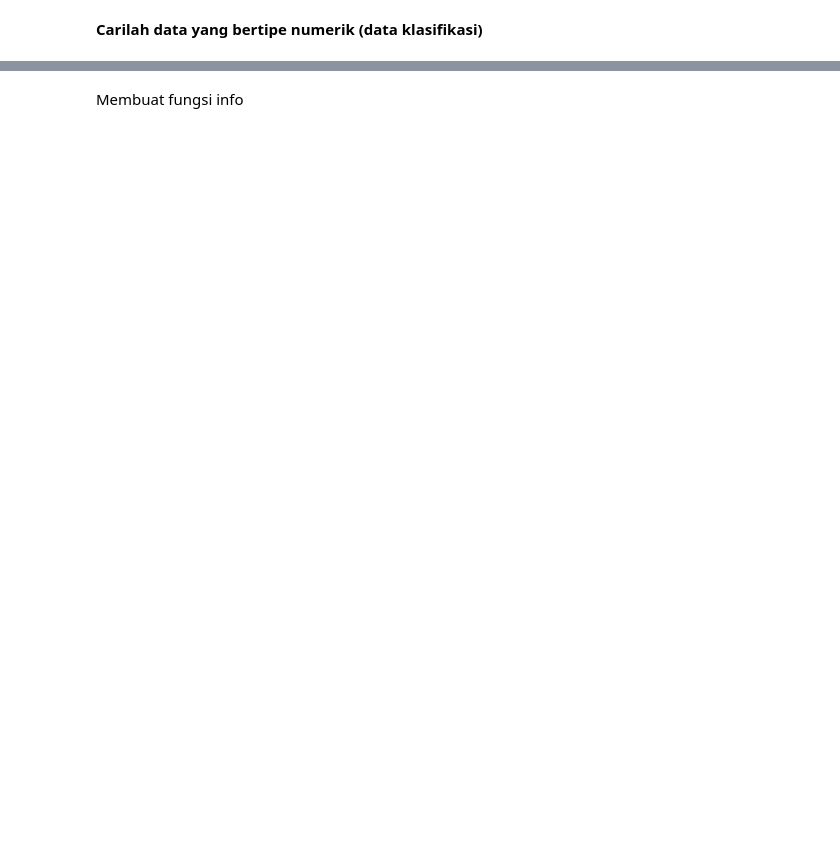
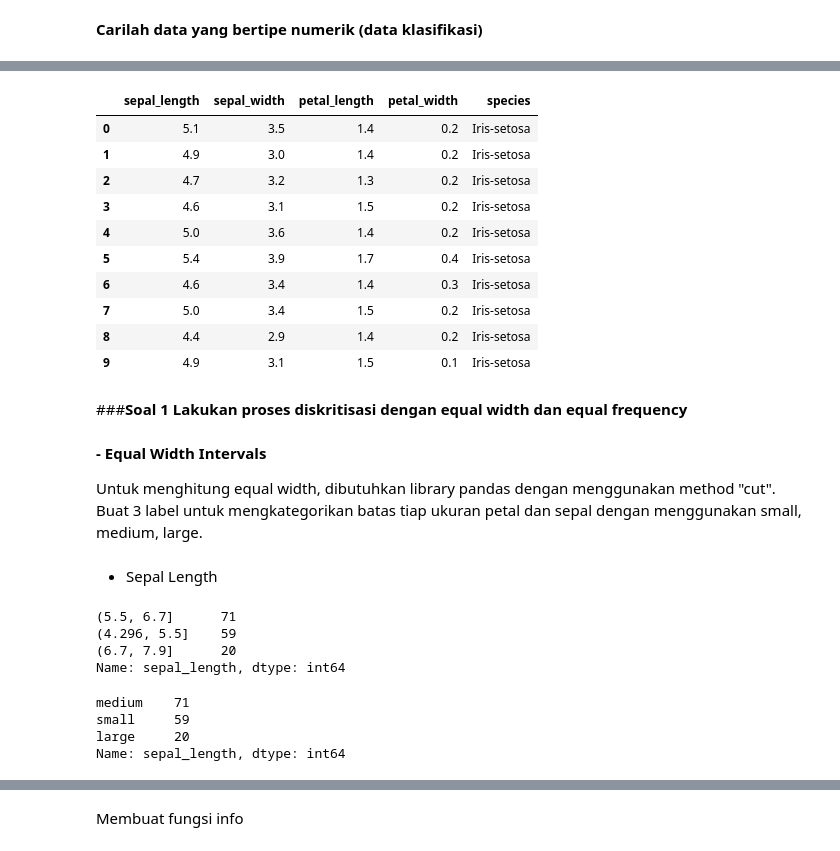
Before and after one commit to RibutDwiArtah023/DATAMINING, a Jupyter notebook: _sources/Tugas2.ipynb, the cells around one changed output, grey strips where cells are left out. Drawn from its saved outputs; the diff is of its cells as text; code cells hidden in the pictures; blank space fills up the shorter version.

```diff
--- a/_sources/Tugas2.ipynb
+++ b/_sources/Tugas2.ipynb
@@ -241,0 +70,15 @@ membuat category random untuk semua data
+# %%
+# show first 10 rows
+df.head(10)
+# %% [output]
+|  | sepal_length | sepal_width | petal_length | petal_width | species |
+| 0 | 5.1 | 3.5 | 1.4 | 0.2 | Iris-setosa |
+| 1 | 4.9 | 3.0 | 1.4 | 0.2 | Iris-setosa |
+| 2 | 4.7 | 3.2 | 1.3 | 0.2 | Iris-setosa |
+| 3 | 4.6 | 3.1 | 1.5 | 0.2 | Iris-setosa |
+| 4 | 5.0 | 3.6 | 1.4 | 0.2 | Iris-setosa |
+| 5 | 5.4 | 3.9 | 1.7 | 0.4 | Iris-setosa |
+| 6 | 4.6 | 3.4 | 1.4 | 0.3 | Iris-setosa |
+| 7 | 5.0 | 3.4 | 1.5 | 0.2 | Iris-setosa |
+| 8 | 4.4 | 2.9 | 1.4 | 0.2 | Iris-setosa |
+| 9 | 4.9 | 3.1 | 1.5 | 0.1 | Iris-setosa |
@@ -241,0 +90,37 @@ membuat category random untuk semua data
+# %% [markdown]
+###**Soal 1**
+**Lakukan proses diskritisasi dengan equal width dan equal frequency**
+# %% [markdown]
+
+**- Equal Width Intervals**
+
+Untuk menghitung equal width, dibutuhkan library pandas dengan menggunakan method "cut". Buat 3 label untuk mengkategorikan batas tiap ukuran petal dan sepal dengan menggunakan small, medium, large.
+# %% [markdown]
+* Sepal Length
+# %%
+# perhitungan atribut sepal length tanpa label
+
+labels = ["small", "medium", "large"]
+amount_of_binning = len(labels)
+# melakukan binning dengan atribut lebar petal dalam cm (1.4)
+interval_sepalLength = pd.cut(df['sepal_length'],amount_of_binning,True).value_counts()
+print(interval_sepalLength)
+# %% [output]
+(5.5, 6.7]      71
+(4.296, 5.5]    59
+(6.7, 7.9]      20
+Name: sepal_length, dtype: int64
+# %%
+#perhitungan atribut lebar
+
+labels = ["small", "medium", "large"]
+amount_of_binning = len(labels)
+#melakukan binning dengan atribut lebar petal dalam cm (1.4)
+label_sepalLenght = pd.cut(df['sepal_length'],amount_of_binning, True, labels)
+sepalLength_binning = label_sepalLenght.value_counts()
+print(sepalLength_binning)
+# %% [output]
+medium    71
+small     59
+large     20
+Name: sepal_length, dtype: int64
```
Also changed, not shown: parts of 120 cells of this notebook.
